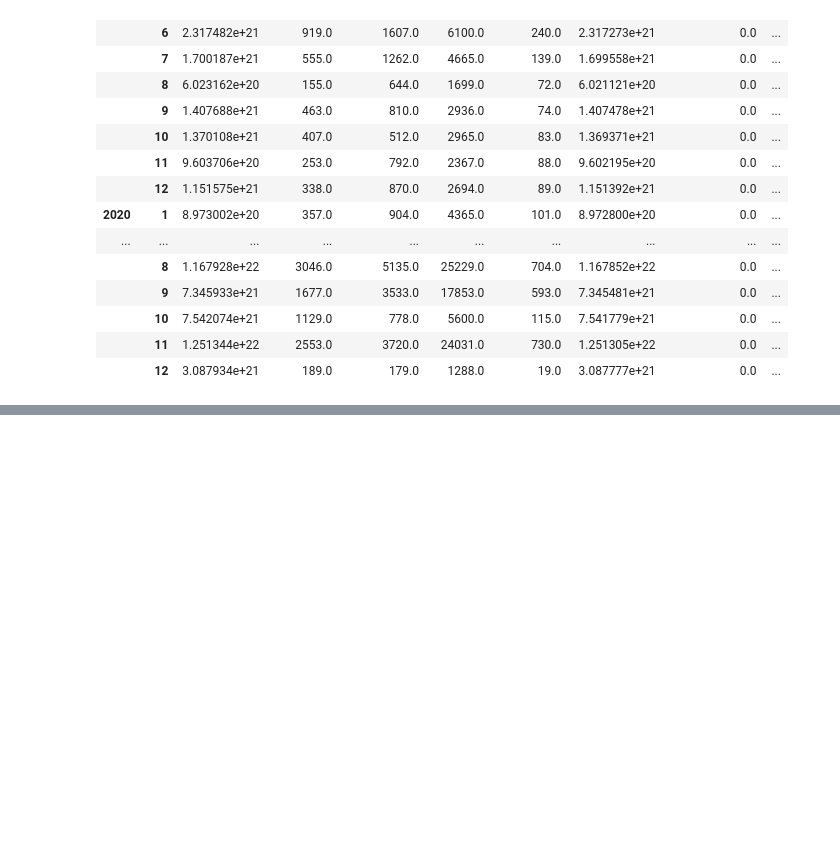
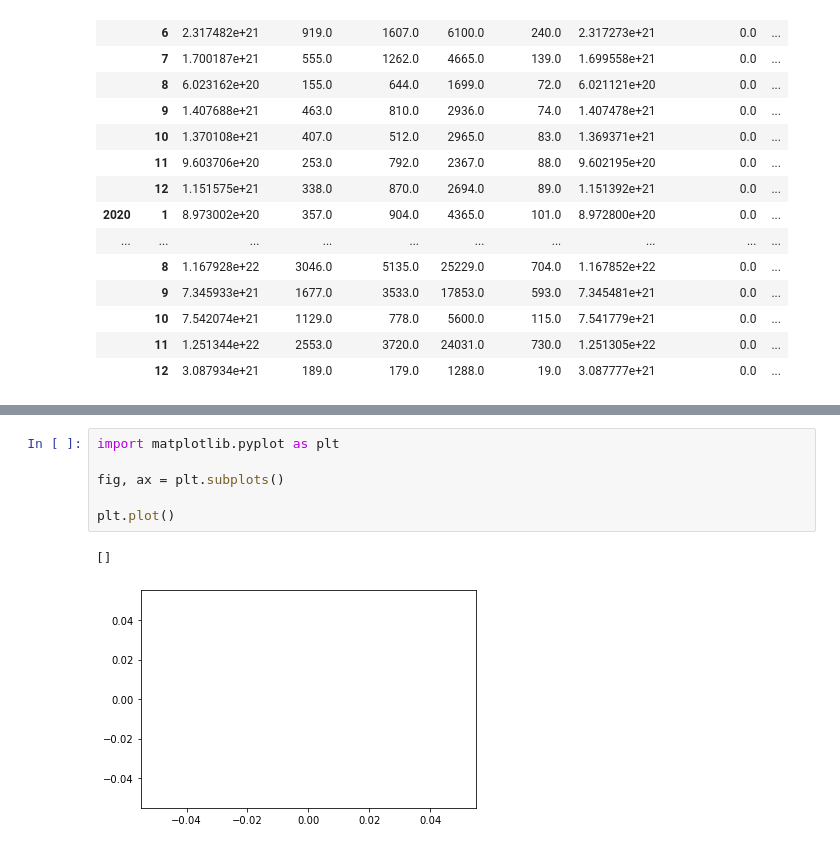
Before and after one commit to kwcode2016/snscrape-explore, a Jupyter notebook: eda-zm.ipynb, the cells around one changed output, grey strips where cells are left out. Saved outputs shown, nothing was run; the diff lists cells and outputs as text; blank space fills up the shorter version.

```diff
--- a/eda-zm.ipynb
+++ b/eda-zm.ipynb
@@ -133,0 +148,9 @@ zoom_stock_prices_df.plot()
+# %%
+import matplotlib.pyplot as plt
+
+fig, ax = plt.subplots()
+
+plt.plot()
+# %% [output]
+[]
+[figure, added]
```
Also changed, not shown: parts of 5 cells of this notebook.
